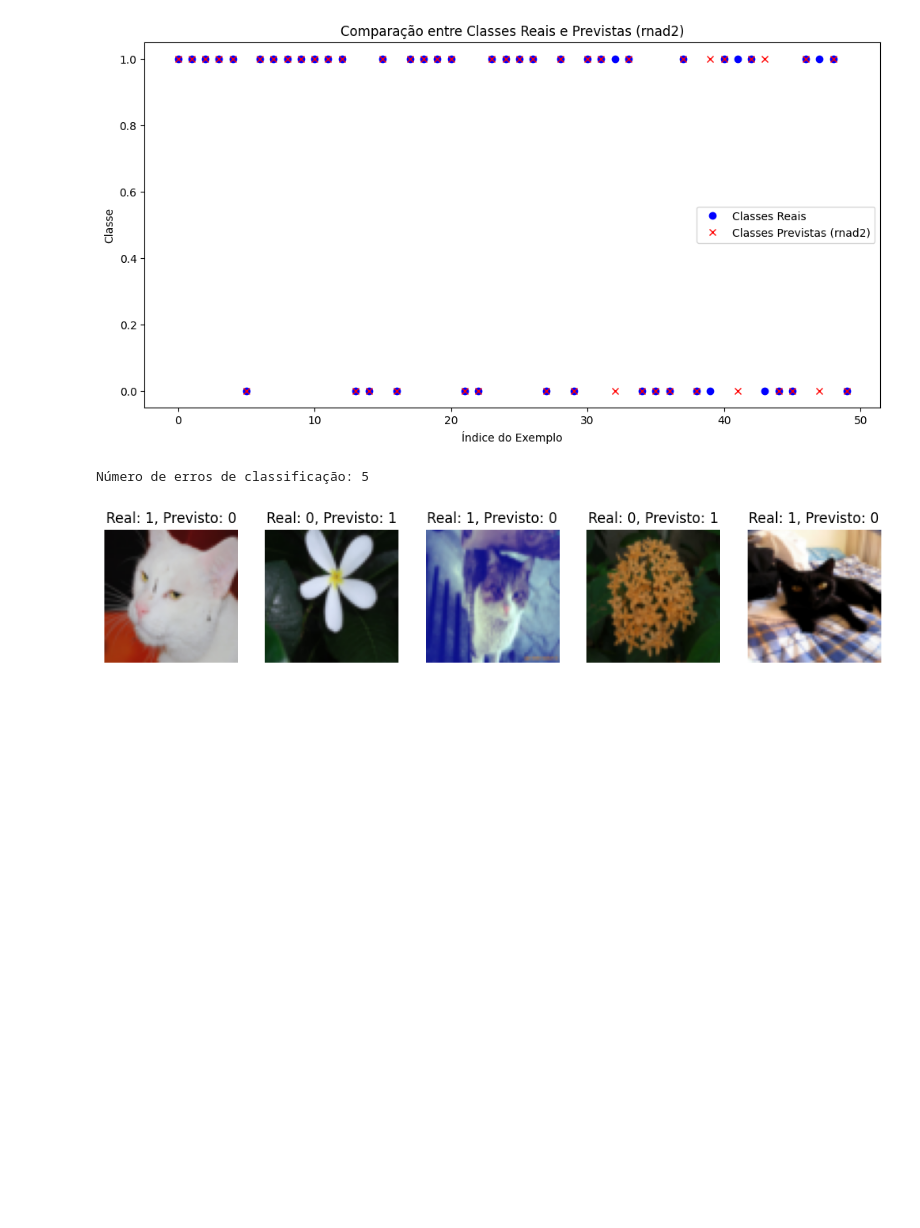
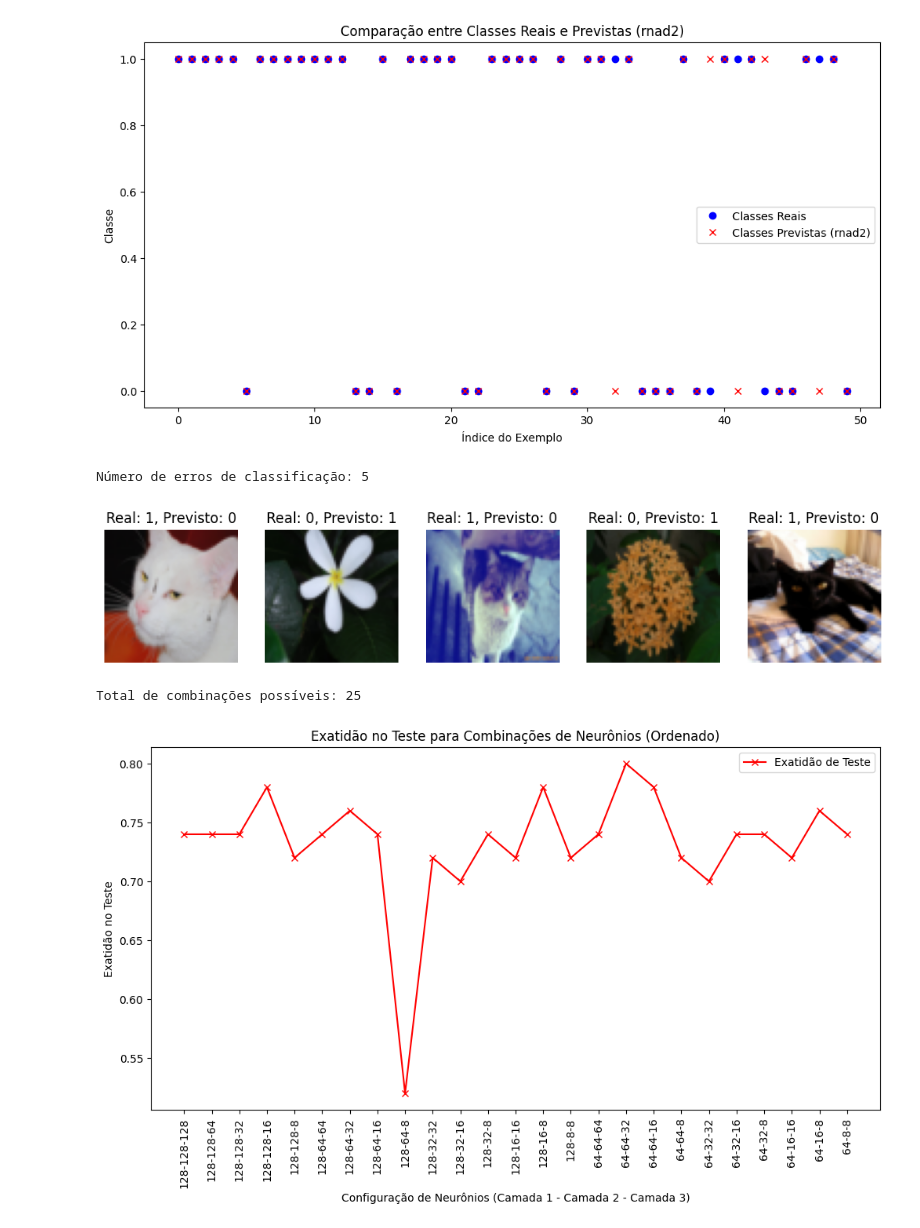
Before and after one commit to wallacecgalvao/Intr_RNA_T2_Classifica-o_binaria_keras, a Jupyter notebook: T2_Classificação_binaria_keras.ipynb, the cells around one changed output. Drawn from its saved outputs; the diff is of its cells as text; code cells hidden in the pictures; blank space fills up the shorter version.

```diff
--- a/T2_Classificação_binaria_keras.ipynb
+++ b/T2_Classificação_binaria_keras.ipynb
@@ -1086,6 +1088,81 @@ plt.show()
 # %% [output]
 Número de erros de classificação: 5
 [figure]
+# %%
+import numpy as np
+from tensorflow.keras import models, layers, optimizers
+import matplotlib.pyplot as plt
+from itertools import product
+
+# Função para construir a rede neural com 3 camadas ocultas
+def build_rnad3(input_shape, n1, n2, n3):
+    model = models.Sequential()
+    model.add(layers.Dense(n1, activation='relu', input_shape=input_shape))
+    model.add(layers.Dense(n2, activation='relu'))
+    model.add(layers.Dense(n3, activation='relu'))
+    model.add(layers.Dense(1, activation='sigmoid'))
+    return model
+
+# Definir os possíveis valores de neurônios
+valores_neuronios = [8, 16, 32, 64, 128]
+
+# Gerar todas as combinações respeitando as condições: Camada 1 = 128 ou 64 e n1 >= n2 >= n3
+combinacoes_possiveis = [(n1, n2, n3) for n1 in [64, 128] for n2, n3 in product(valores_neuronios, repeat=2) if n1 >= n2 >= n3]
+
+# Verificar quantas combinações estão disponíveis
+print(f"Total de combinações possíveis: {len(combinacoes_possiveis)}")
+
+# Selecionar o número máximo de combinações possíveis se forem menos de 40
+num_combinacoes = min(40, len(combinacoes_possiveis))
+combinacoes_selecionadas = np.random.choice(len(combinacoes_possiveis), num_combinacoes, replace=False)
+combinacoes = [combinacoes_possiveis[i] for i in combinacoes_selecionadas]
+
+# Variáveis para armazenar os resultados
+resultados_teste = []
+configuracoes = []
+
+# Ajuste dos dados
+train_set_x_flat = train_set_x_orig.reshape(train_set_x_orig.shape[0], -1) / 255.0
+test_set_x_flat = test_set_x_orig.reshape(test_set_x_orig.shape[0], -1) / 255.0
+train_set_y = train_set_y.reshape(-1, 1)
+test_set_y = test_set_y.reshape(-1, 1)
+input_shape = (train_set_x_flat.shape[1],)
+
+# Loop para testar as combinações de neurônios
+for n1, n2, n3 in combinacoes:
+    rnad3 = build_rnad3(input_shape, n1, n2, n3)
+    rnad3.compile(optimizer=optimizers.Adam(learning_rate=0.0001),
+                  loss='binary_crossentropy',
+                  metrics=['accuracy'])
+
+    # Treinamento da rede
+    rnad3.fit(train_set_x_flat, train_set_y, epochs=500, batch_size=209, verbose=0)
+
+    # Avaliação nos dados de teste
+    custo_e_metricasd3_test = rnad3.evaluate(test_set_x_flat, test_set_y, verbose=0)
+
+    # Armazenar os resultados
+    resultados_teste.append((n1, n2, n3, custo_e_metricasd3_test[1]))  # Exatidão de teste
+
+# Ordenar os resultados em ordem decrescente de n1, n2, e n3
+resultados_teste.sort(reverse=True, key=lambda x: (x[0], x[1], x[2]))
+
+# Separar os valores para plotagem
+configuracoes = [f"{n1}-{n2}-{n3}" for n1, n2, n3, _ in resultados_teste]
+exatidao_teste = [accuracy for _, _, _, accuracy in resultados_teste]
+
+# Plotar os resultados de exatidão no teste
+plt.figure(figsize=(12, 6))
+plt.plot(configuracoes, exatidao_teste, 'rx-', label='Exatidão de Teste')
+plt.title('Exatidão no Teste para Combinações de Neurônios (Ordenado)')
+plt.xlabel('Configuração de Neurônios (Camada 1 - Camada 2 - Camada 3)')
+plt.ylabel('Exatidão no Teste')
+plt.xticks(rotation=90)
+plt.legend()
+plt.show()
+# %% [output]
+Total de combinações possíveis: 25
+[figure, added]
 # %%
 from tensorflow.keras import models, layers, optimizers
 import numpy as np
```
Also changed, not shown: parts of 4 cells of this notebook.
